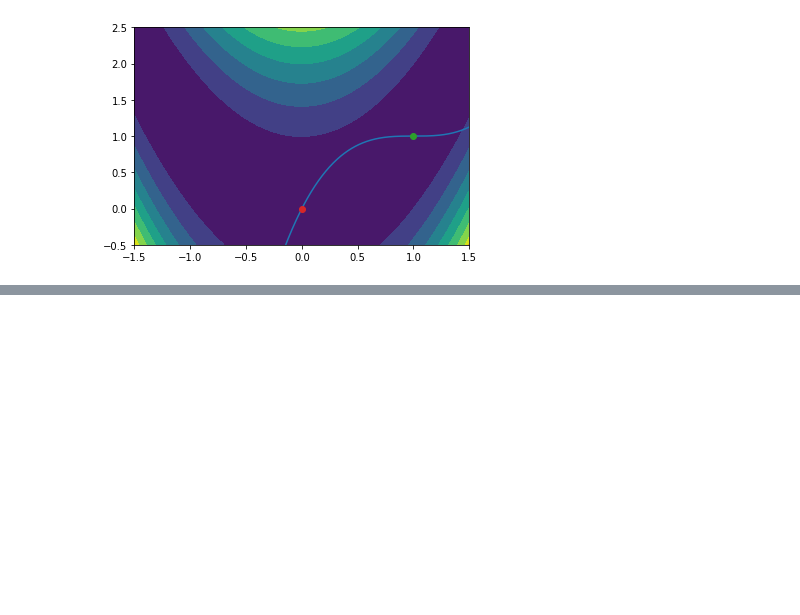
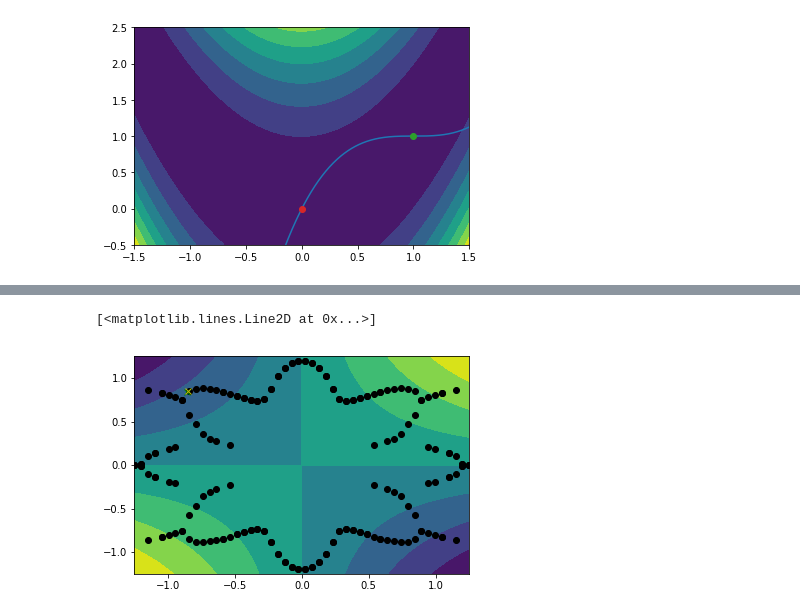
Before and after one commit to flythereddflagg/lpfgopt, a Jupyter notebook: rosen_diagnosis.ipynb, the cells around one changed output, grey strips where cells are left out. Drawn from its saved outputs; the diff is of its cells as text; code cells hidden in the pictures; blank space fills up the shorter version.

```diff
--- a/rosen_diagnosis.ipynb
+++ b/rosen_diagnosis.ipynb
@@ -132,3 +133,32 @@ plt.xlim(lowerx, upperx)
 # %% [output]
 (-1.5, 1.5)
 [figure]
+# %%
+f = lambda x: 0.1 * x[0] * x[1]
+
+def g(vs):
+    x, y = vs
+    rt, rs, n = 1.0, 0.2, 8.0
+    return x**2 + y**2 - (rt + rs * np.cos(n * np.arctan(x/y)))**2
+
+
+gg = lambda y,x: g([x,y])
+
+curve = lambda x, yguess: fsolve(gg, yguess, args=(x,))
+xs = np.linspace(-1.25, 1.25)
+
+lowerx, upperx = [-1.25, 1.25]
+lowery, uppery = [-1.25, 1.25]
+
+x, y = np.linspace(lowerx, upperx,1000), np.linspace(lowery, uppery,1000)
+X, Y = np.meshgrid(x,y)
+Z = f([X,Y])
+
+plt.contourf(X,Y,Z)
+plt.plot(xs, [curve(i, 1.25) for i in xs], 'ok')
+plt.plot(xs, [curve(i, 0.5) for i in xs], 'ok')
+plt.plot(xs, [curve(i, -0.5) for i in xs], 'ok')
+plt.plot(xs, [curve(i, -1.25) for i in xs], 'ok')
+plt.plot([-0.8560522079066378], [0.8401309930196934], 'xg')
+plt.plot([-0.84852813], [0.84852813], 'xy')
+# %% [output]
@@ -134,0 +167,2 @@ plt.xlim(lowerx, upperx)
+[<matplotlib.lines.Line2D at 0x...>]
+[figure, added]
```
Also changed, not shown: parts of 2 cells of this notebook, 2 other files.
